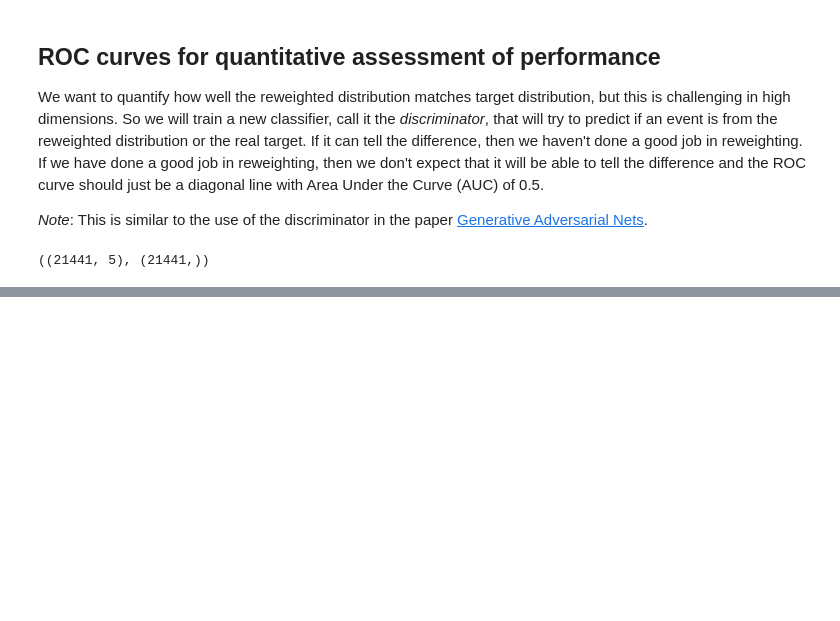
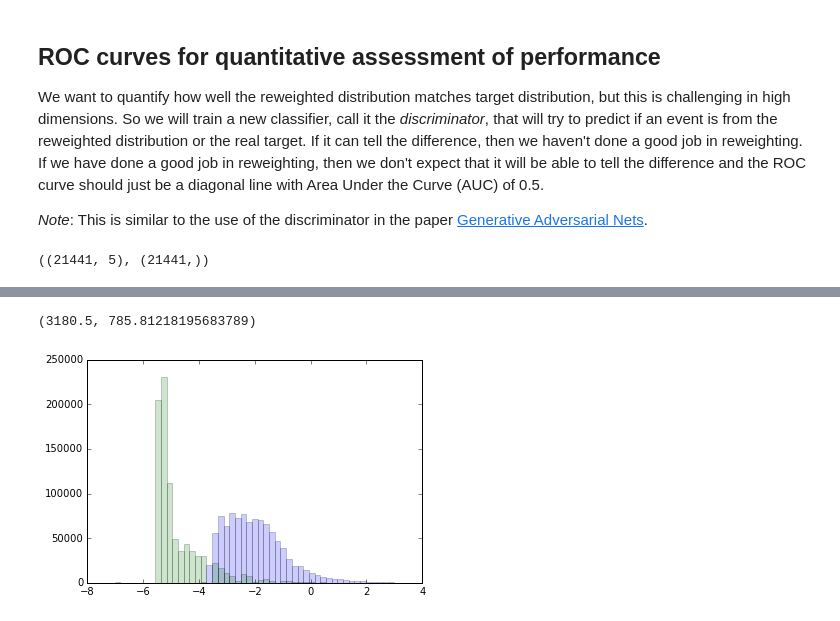
Before and after one commit to cranmer/carl-notebooks, a Jupyter notebook: reweighing-mc-data.ipynb, the cells around one changed output, grey strips where cells are left out. Saved outputs shown, nothing was run; the diff lists cells and outputs as text; code cells hidden in the pictures; blank space fills up the shorter version.

```diff
--- a/reweighing-mc-data.ipynb
+++ b/reweighing-mc-data.ipynb
@@ -328,3 +334,11 @@ plt.savefig("weight_compare_%s_%s_%s.pdf" %(data_to_use,clf_type, calibration_ty
+# %%
+h =plt.hist(np.log(gb_weights), bins=np.linspace(-7,3,50), alpha=0.2)
+h =plt.hist(np.log(carl_weights), bins=np.linspace(-7,3,50), alpha=0.2)
+#plt.semilogy()
+np.max(carl_weights), np.max(gb_weights)
+# %% [output]
+(3180.5, 785.81218195683789)
+[figure, added]
 # %%
 discriminator = MLPRegressor(tol=1e-05, activation="logistic",
                hidden_layer_sizes=(10, 10), learning_rate_init=1e-07,
```
Also changed, not shown: parts of 10 cells of this notebook, 4 other files.
